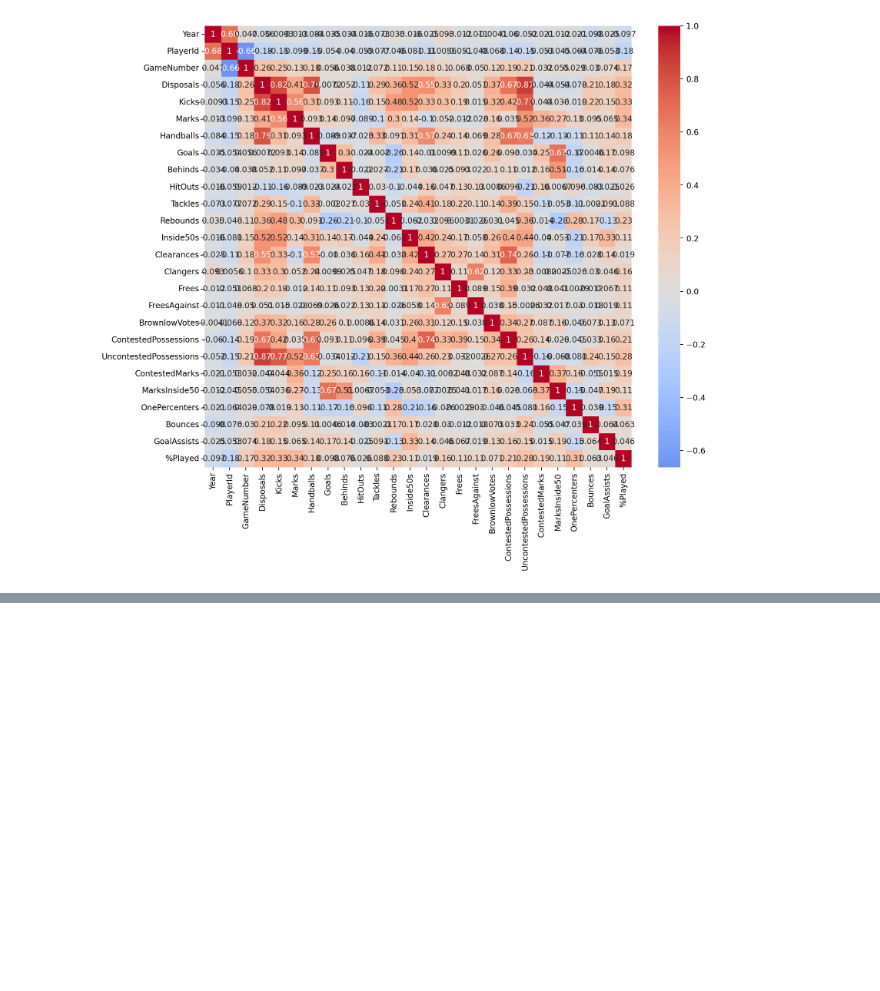
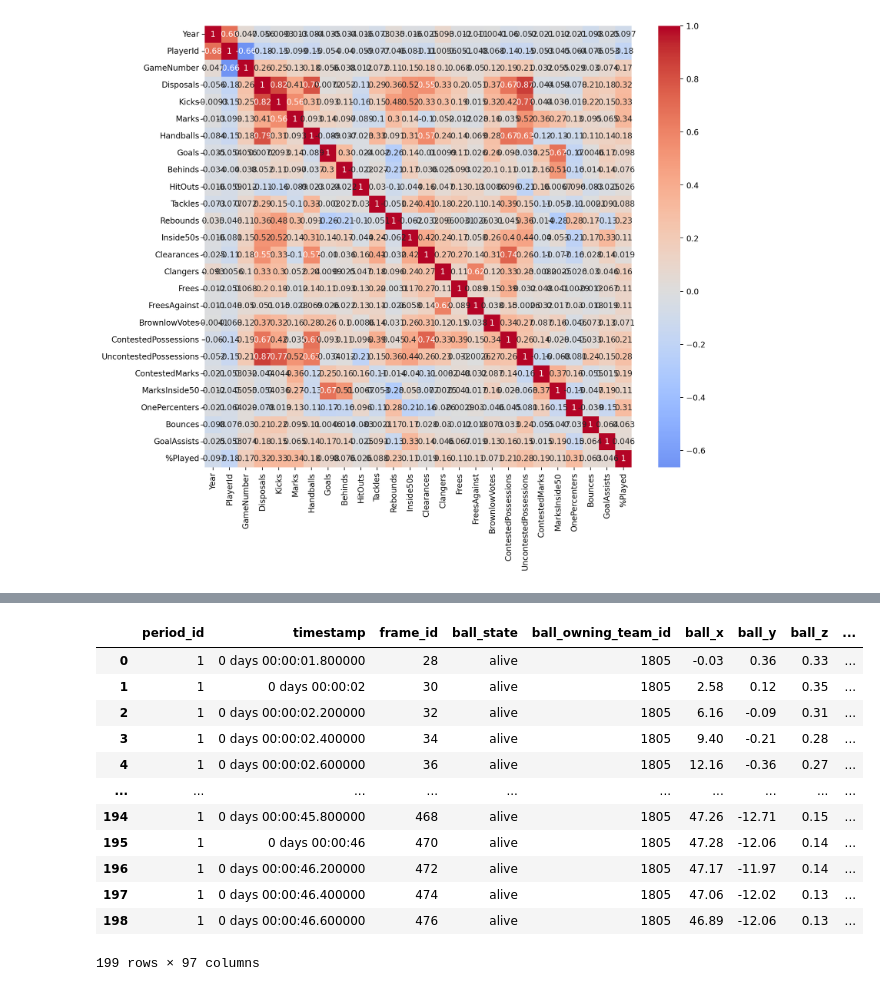
Before and after one commit to KaOs1204/Biomech_Project_2025, a Jupyter notebook: notebooks/01_exploration.ipynb, the cells around one changed output, grey strips where cells are left out. Saved outputs shown, nothing was run; the diff lists cells and outputs as text; code cells hidden in the pictures; blank space fills up the shorter version.

```diff
--- a/notebooks/01_exploration.ipynb
+++ b/notebooks/01_exploration.ipynb
@@ -102,0 +142,16 @@ sns.heatmap(df.corr(numeric_only=True), annot=True, cmap="coolwarm", center=0, a
+# %%
+df
+# %% [output]
+|  | period_id | timestamp | frame_id | ball_state | ball_owning_team_id | ball_x | ball_y | ball_z | ... |
+| 0 | 1 | 0 days 00:00:01.800000 | 28 | alive | 1805 | -0.03 | 0.36 | 0.33 | ... |
+| 1 | 1 | 0 days 00:00:02 | 30 | alive | 1805 | 2.58 | 0.12 | 0.35 | ... |
+| 2 | 1 | 0 days 00:00:02.200000 | 32 | alive | 1805 | 6.16 | -0.09 | 0.31 | ... |
+| 3 | 1 | 0 days 00:00:02.400000 | 34 | alive | 1805 | 9.40 | -0.21 | 0.28 | ... |
+| 4 | 1 | 0 days 00:00:02.600000 | 36 | alive | 1805 | 12.16 | -0.36 | 0.27 | ... |
+| ... | ... | ... | ... | ... | ... | ... | ... | ... | ... |
+| 194 | 1 | 0 days 00:00:45.800000 | 468 | alive | 1805 | 47.26 | -12.71 | 0.15 | ... |
+| 195 | 1 | 0 days 00:00:46 | 470 | alive | 1805 | 47.28 | -12.06 | 0.14 | ... |
+| 196 | 1 | 0 days 00:00:46.200000 | 472 | alive | 1805 | 47.17 | -11.97 | 0.14 | ... |
+| 197 | 1 | 0 days 00:00:46.400000 | 474 | alive | 1805 | 47.06 | -12.02 | 0.13 | ... |
+| 198 | 1 | 0 days 00:00:46.600000 | 476 | alive | 1805 | 46.89 | -12.06 | 0.13 | ... |
+199 rows × 97 columns
```
Also changed, not shown: parts of 9 cells of this notebook.
